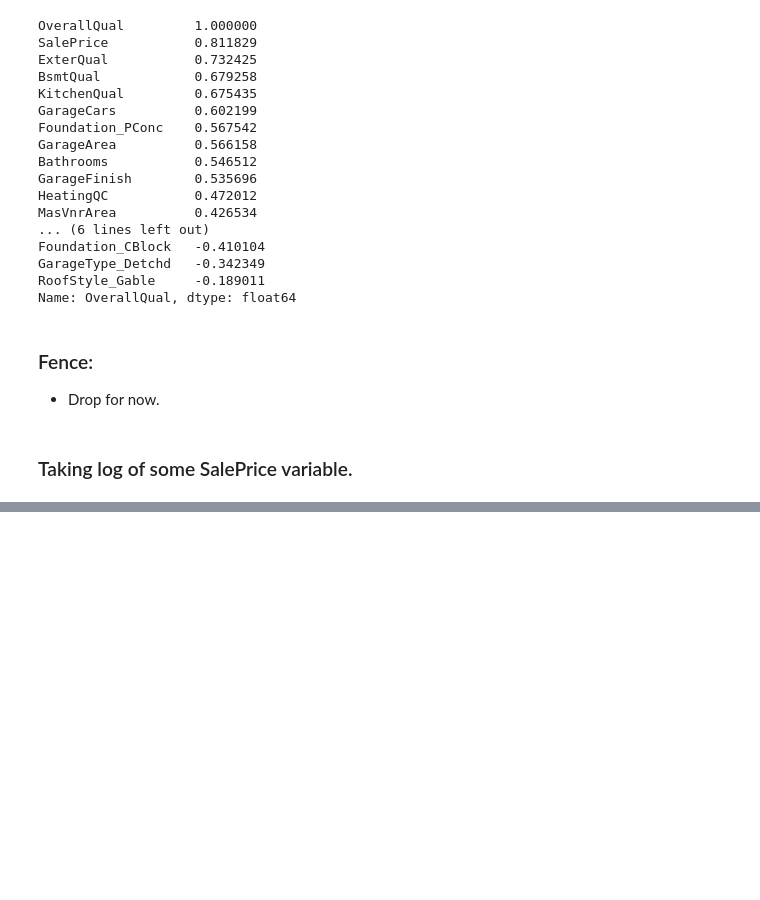
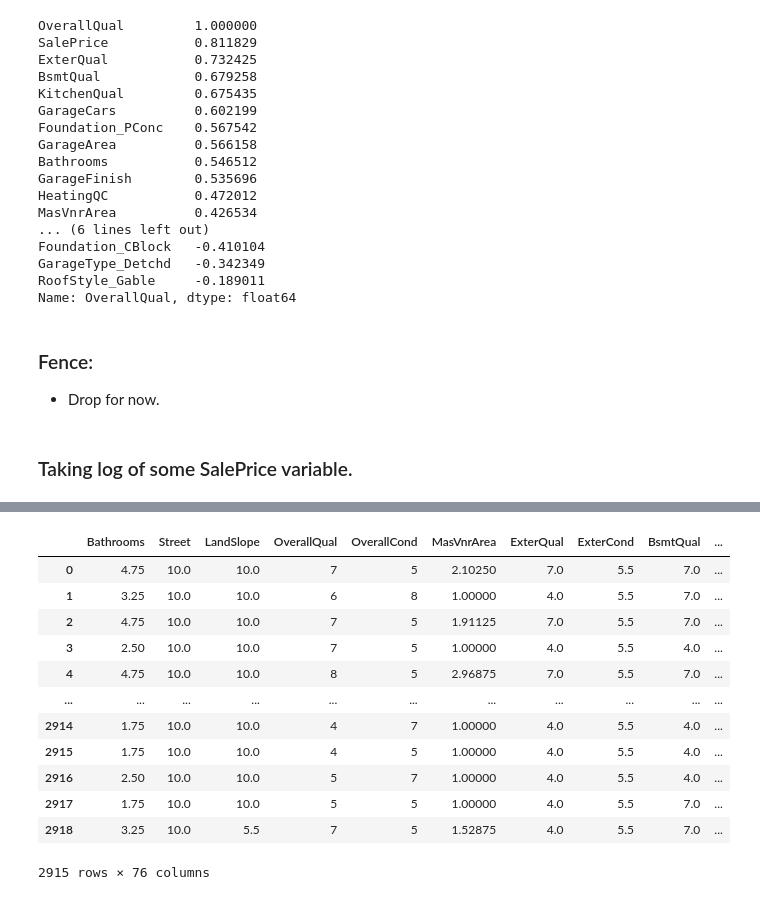
Before and after one commit to ngqhung0912/Research-Database-IR, a Jupyter notebook: data-exploration.ipynb, the cells around one changed output, grey strips where cells are left out. Cells and saved outputs as stored; diff of their text form; code cells hidden in the pictures; blank space fills up the shorter version.

```diff
--- a/data-exploration.ipynb
+++ b/data-exploration.ipynb
@@ -467,2 +484,22 @@ data['SalePrice'] = np.log(data['SalePrice'])
+# %%
+numerics = ['int16', 'int32', 'int64', 'float16', 'float32', 'float64']
+data_num_cols = data.select_dtypes(include=numerics).drop(['SalePrice', 'OverallQual', 'OverallCond'], axis=1).columns
+# %%
+data[data_num_cols] = 1 + (data[data_num_cols] - data[data_num_cols].min()) * 9 / (data[data_num_cols].max() - data[data_num_cols].min())
+data
+# %% [output]
+|  | Bathrooms | Street | LandSlope | OverallQual | OverallCond | MasVnrArea | ExterQual | ExterCond | BsmtQual | ... |
+| 0 | 4.75 | 10.0 | 10.0 | 7 | 5 | 2.10250 | 7.0 | 5.5 | 7.0 | ... |
+| 1 | 3.25 | 10.0 | 10.0 | 6 | 8 | 1.00000 | 4.0 | 5.5 | 7.0 | ... |
+| 2 | 4.75 | 10.0 | 10.0 | 7 | 5 | 1.91125 | 7.0 | 5.5 | 7.0 | ... |
+| 3 | 2.50 | 10.0 | 10.0 | 7 | 5 | 1.00000 | 4.0 | 5.5 | 4.0 | ... |
+| 4 | 4.75 | 10.0 | 10.0 | 8 | 5 | 2.96875 | 7.0 | 5.5 | 7.0 | ... |
+| ... | ... | ... | ... | ... | ... | ... | ... | ... | ... | ... |
+| 2914 | 1.75 | 10.0 | 10.0 | 4 | 7 | 1.00000 | 4.0 | 5.5 | 4.0 | ... |
+| 2915 | 1.75 | 10.0 | 10.0 | 4 | 5 | 1.00000 | 4.0 | 5.5 | 4.0 | ... |
+| 2916 | 2.50 | 10.0 | 10.0 | 5 | 7 | 1.00000 | 4.0 | 5.5 | 4.0 | ... |
+| 2917 | 1.75 | 10.0 | 10.0 | 5 | 5 | 1.00000 | 4.0 | 5.5 | 7.0 | ... |
+| 2918 | 3.25 | 10.0 | 5.5 | 7 | 5 | 1.52875 | 4.0 | 5.5 | 7.0 | ... |
+2915 rows × 76 columns
 # %%
 data = data.reset_index(drop=True)
```
Also changed, not shown: parts of 4 cells of this notebook, 3 other files.
